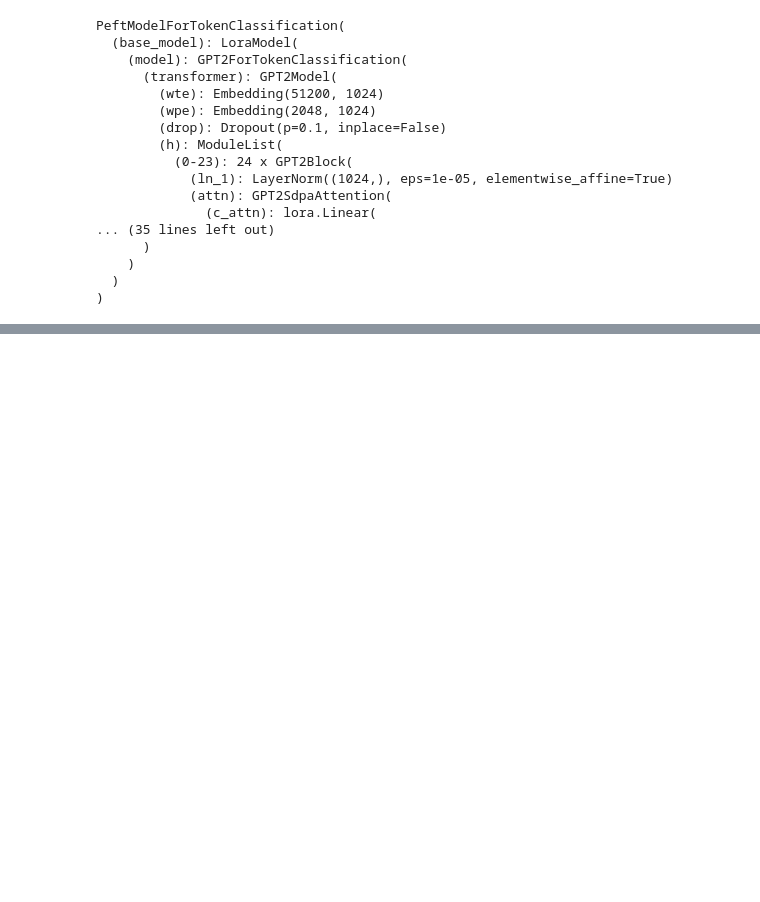
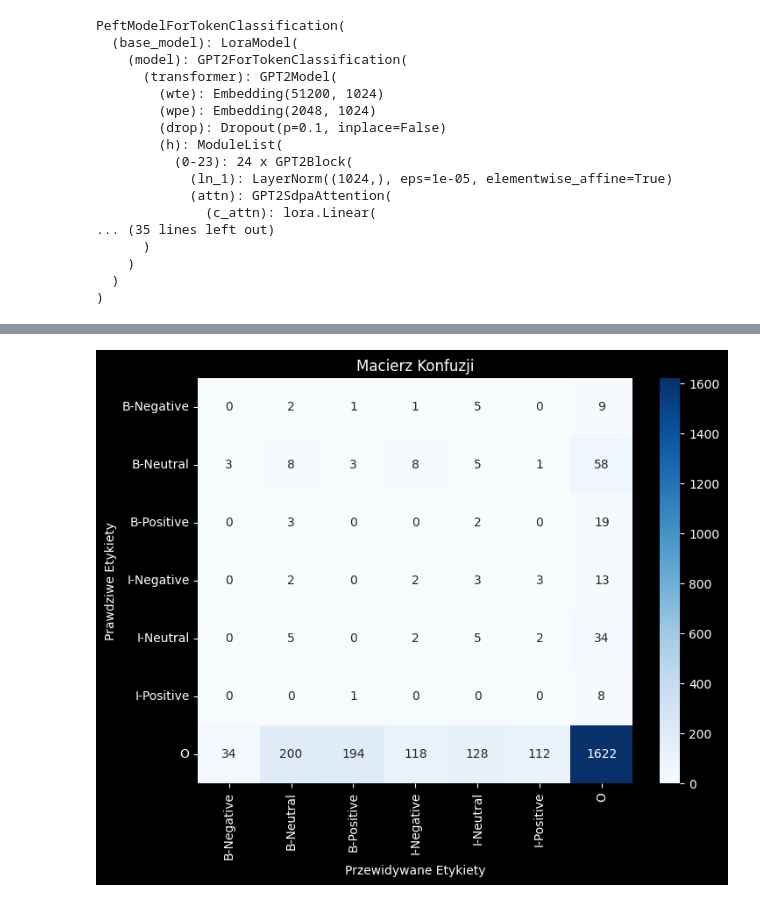
Before and after one commit to pananananas/NLP, a Jupyter notebook: llms/gpt_token_cls.ipynb, the cells around one changed output, grey strips where cells are left out. Saved outputs shown, nothing was run; the diff lists cells and outputs as text; code cells hidden in the pictures; blank space fills up the shorter version.

```diff
--- a/llms/gpt_token_cls.ipynb
+++ b/llms/gpt_token_cls.ipynb
@@ -577,0 +545,13 @@ for text in example_texts:
+# %%
+sorted_labels = sorted(label_list)
+
+cm = confusion_matrix(true_labels, predicted_labels, labels=sorted_labels)
+
+plt.figure(figsize=(8,6))
+sns.heatmap(cm, annot=True, fmt='d', xticklabels=sorted_labels, yticklabels=sorted_labels, cmap='Blues')
+plt.xlabel('Przewidywane Etykiety')
+plt.ylabel('Prawdziwe Etykiety')
+plt.title('Macierz Konfuzji')
+plt.show()
+# %% [output]
+[figure, added]
```
Also changed, not shown: parts of 13 cells of this notebook, 19 other files.
